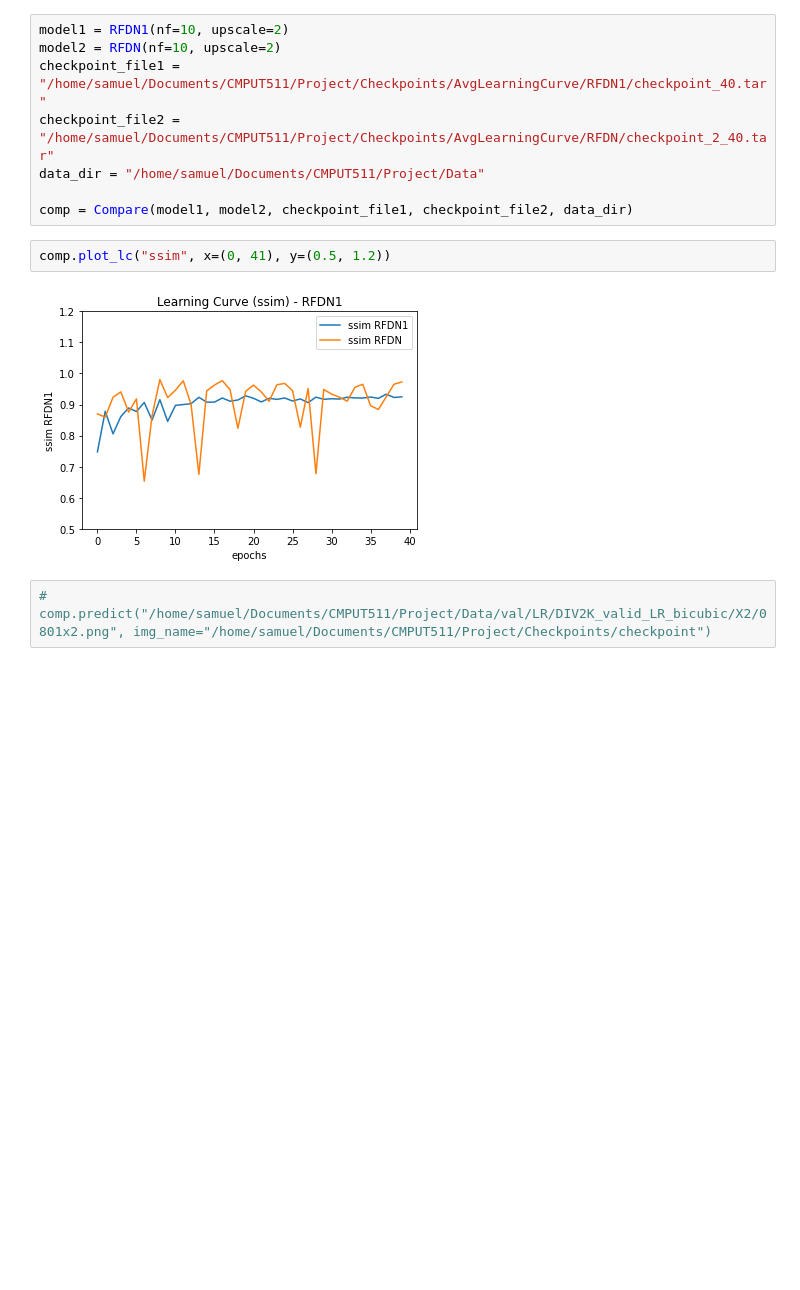
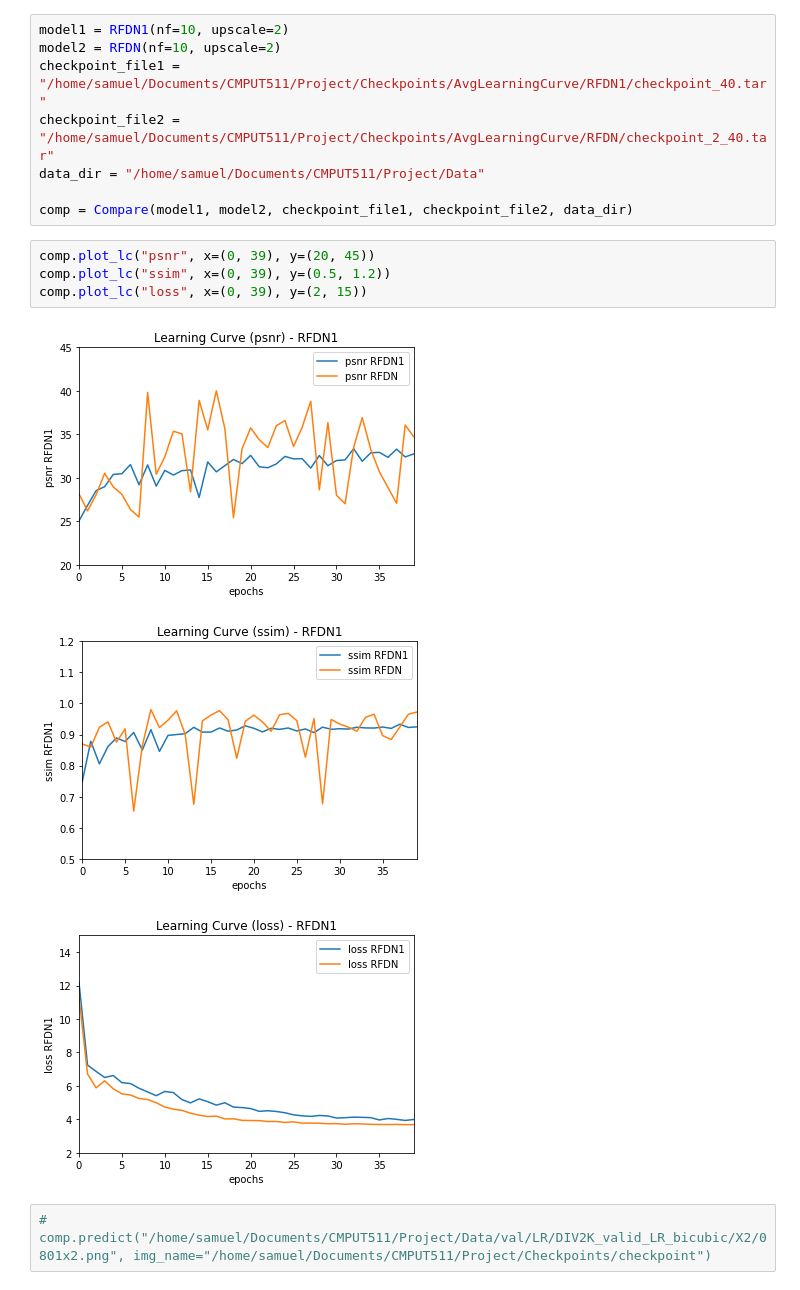
Before and after one commit to samuelfneumann/RFDN, a Jupyter notebook: Compare.ipynb, the cells around one changed output. Cells and saved outputs as stored; diff of their text form; blank space fills up the shorter version.

Commit message:
Generate some figures and data for tables

```diff
--- a/Compare.ipynb
+++ b/Compare.ipynb
@@ -12,9 +12,13 @@ data_dir = "/home/samuel/Documents/CMPUT511/Project/Data"
 
 comp = Compare(model1, model2, checkpoint_file1, checkpoint_file2, data_dir)
 # %%
-comp.plot_lc("ssim", x=(0, 41), y=(0.5, 1.2))
+comp.plot_lc("psnr", x=(0, 39), y=(20, 45))
+comp.plot_lc("ssim", x=(0, 39), y=(0.5, 1.2))
+comp.plot_lc("loss", x=(0, 39), y=(2, 15))
 # %% [output]
-[figure, old version]
+[figure, new version]
+[figure, added]
+[figure, added]
 # %%
 # comp.predict("/home/samuel/Documents/CMPUT511/Project/Data/val/LR/DIV2K_valid_LR_bicubic/X2/0801x2.png", img_name="/home/samuel/Documents/CMPUT511/Project/Checkpoints/checkpoint")
 # %%
```
Also changed, not shown: parts of 4 cells of this notebook, 9 other files.
